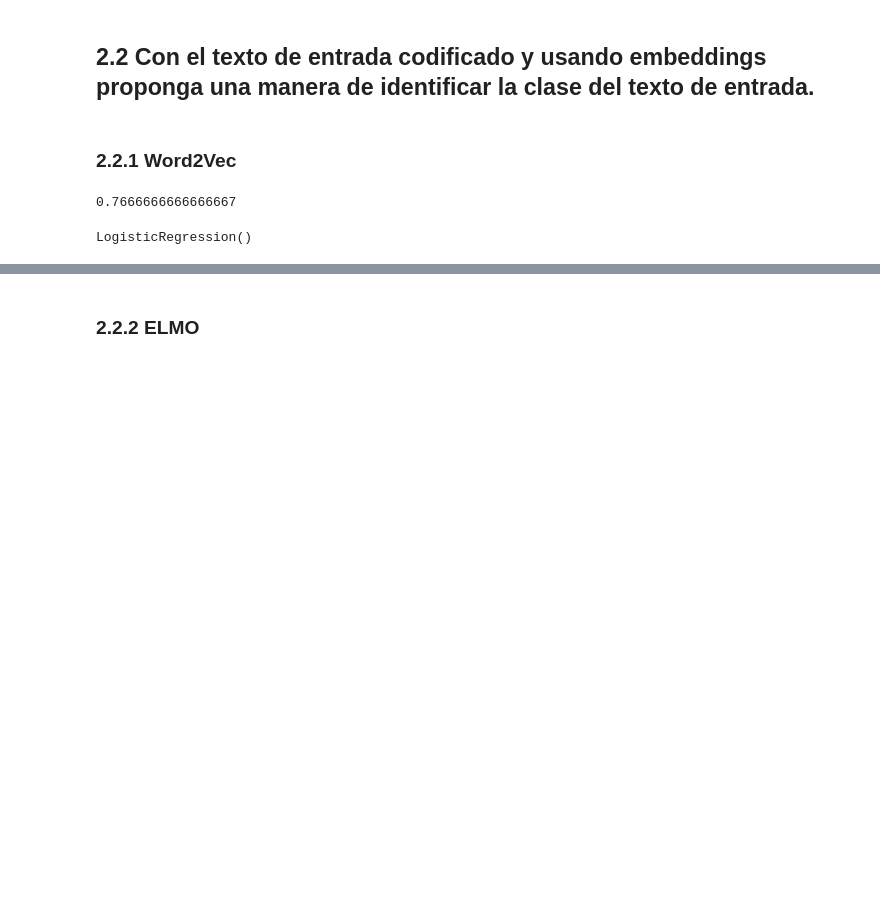
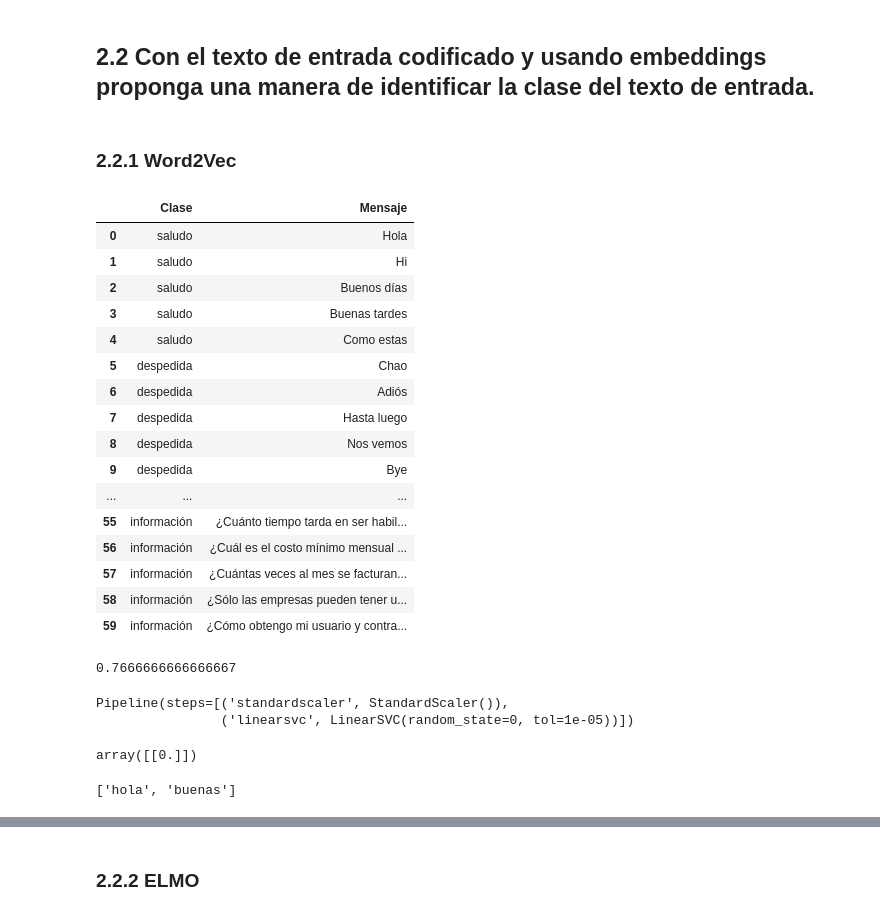
Before and after one commit to alvaro-neira/nlp-homework2, a Jupyter notebook: Tarea_2_NLP_Grupo_3.ipynb, the cells around one changed output, grey strips where cells are left out. Saved outputs shown, nothing was run; the diff lists cells and outputs as text; code cells hidden in the pictures; blank space fills up the shorter version.

```diff
--- a/Tarea_2_NLP_Grupo_3.ipynb
+++ b/Tarea_2_NLP_Grupo_3.ipynb
@@ -273,6 +276,26 @@ def predict_class(question):
   return clf.predict(vector)
 # %% [markdown]
 ### 2.2.1 Word2Vec
+# %%
+messages
+# %% [output]
+|  | Clase | Mensaje |
+| 0 | saludo | Hola |
+| 1 | saludo | Hi |
+| 2 | saludo | Buenos días |
+| 3 | saludo | Buenas tardes |
+| 4 | saludo | Como estas |
+| 5 | despedida | Chao |
+| 6 | despedida | Adiós |
+| 7 | despedida | Hasta luego |
+| 8 | despedida | Nos vemos |
+| 9 | despedida | Bye |
+| ... | ... | ... |
+| 55 | información | ¿Cuánto tiempo tarda en ser habil... |
+| 56 | información | ¿Cuál es el costo mínimo mensual ... |
+| 57 | información | ¿Cuántas veces al mes se facturan... |
+| 58 | información | ¿Sólo las empresas pueden tener u... |
+| 59 | información | ¿Cómo obtengo mi usuario y contra... |
 # %%
 features = np.zeros(shape=(len(messages),model.wv.vectors.shape[1]))
 for i,msg in enumerate(messages.Mensaje):
@@ -283,7 +306,19 @@ cv_results["test_score"].mean()
 # %% [output]
 0.7666666666666667
 # %%
-clf = sklearn.linear_model.LogisticRegression()
-clf.fit(features,messages.Clase)
+#clf = sklearn.linear_model.LogisticRegression()
+#clf.fit(features,messages.Clase)
+clf = make_pipeline(StandardScaler(),LinearSVC(random_state=0, tol=1e-5))
+clf.fit(features,np.array(messages.Clase))
 # %% [output]
-LogisticRegression()
+Pipeline(steps=[('standardscaler', StandardScaler()),
+                ('linearsvc', LinearSVC(random_state=0, tol=1e-05))])
+# %%
+vectorprueba = vectorizer(preprocessor("Hola buenas"),model).reshape(1, -1)
+vectorprueba
+# %% [output]
+array([[0.]])
+# %%
+preprocessor("Hola buenas")
+# %% [output]
+['hola', 'buenas']
```
Also changed, not shown: parts of 13 cells of this notebook, 2 other files.
